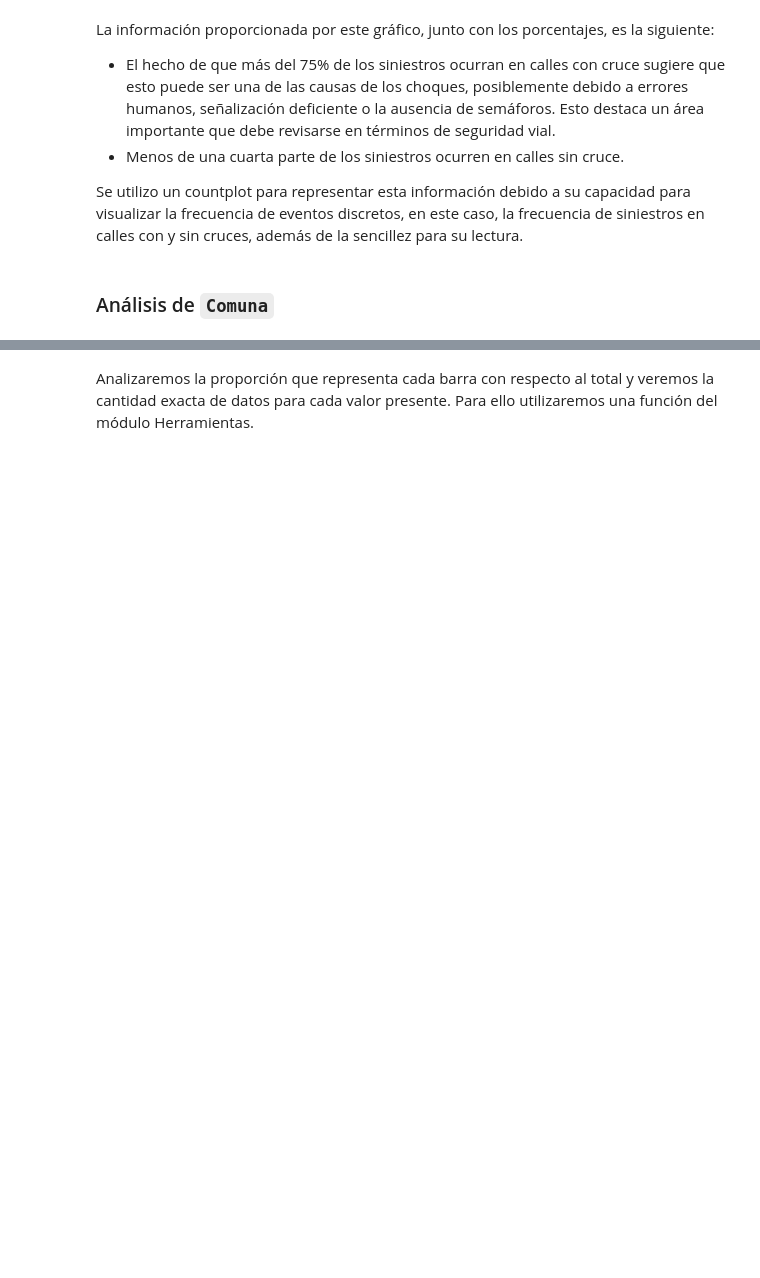
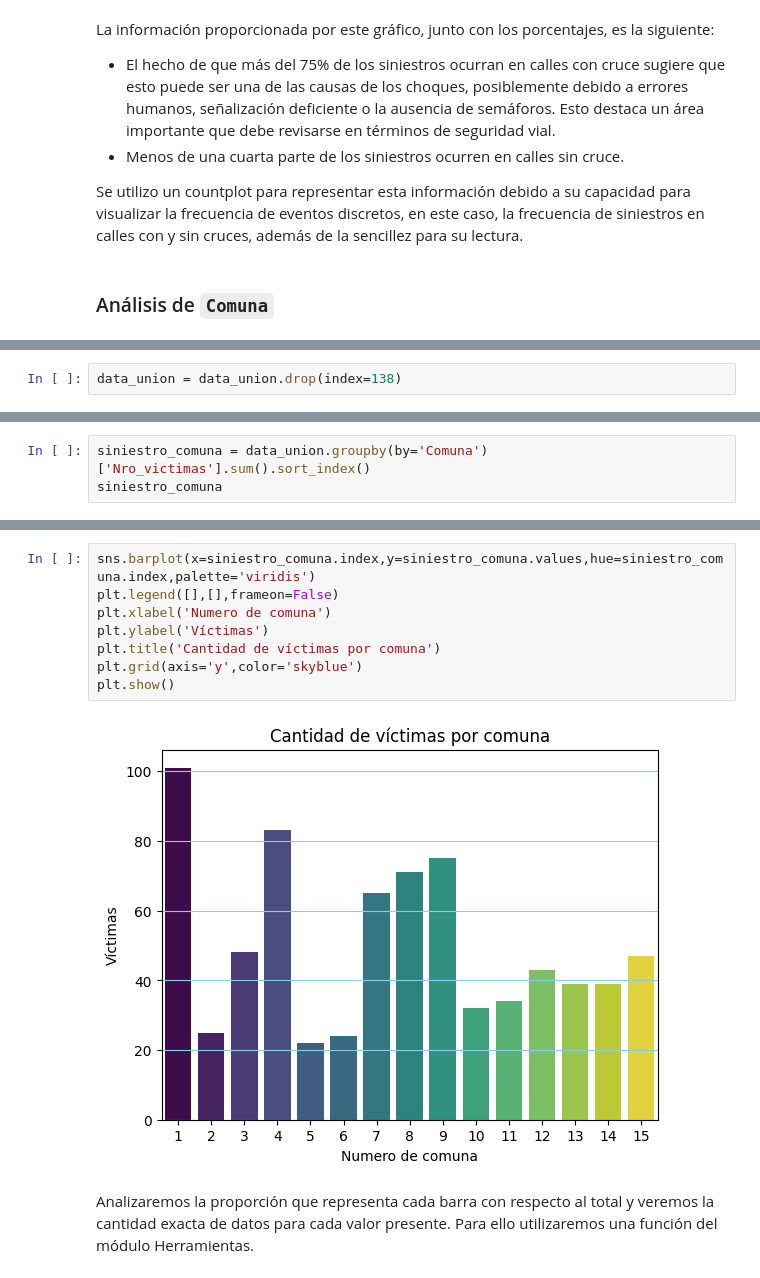
Before and after one commit to MaximilianoTauil/PI_Siniestros, a Jupyter notebook: EDA.ipynb, the cells around one changed output, grey strips where cells are left out. Cells and saved outputs as stored; diff of their text form; blank space fills up the shorter version.

```diff
--- a/EDA.ipynb
+++ b/EDA.ipynb
@@ -471,0 +503,2 @@ Se utilizo un countplot para representar esta información debido a su capacidad
+# %%
+data_union = data_union.drop(index=138)
@@ -471,0 +507,3 @@ Se utilizo un countplot para representar esta información debido a su capacidad
+# %%
+siniestro_comuna = data_union.groupby(by='Comuna')['Nro_victimas'].sum().sort_index()
+siniestro_comuna
@@ -472,3 +528,13 @@ Se utilizo un countplot para representar esta información debido a su capacidad
+# %%
+sns.barplot(x=siniestro_comuna.index,y=siniestro_comuna.values,hue=siniestro_comuna.index,palette='viridis')
+plt.legend([],[],frameon=False)
+plt.xlabel('Numero de comuna')
+plt.ylabel('Víctimas')
+plt.title('Cantidad de víctimas por comuna')
+plt.grid(axis='y',color='skyblue')
+plt.show()
+# %% [output]
+[figure, added]
 # %% [markdown]
 Analizaremos la proporción que representa cada barra con respecto al total y veremos la cantidad exacta de datos para cada valor presente. Para ello utilizaremos una función del módulo Herramientas.
 # %%
```
Also changed, not shown: parts of 48 cells of this notebook.
